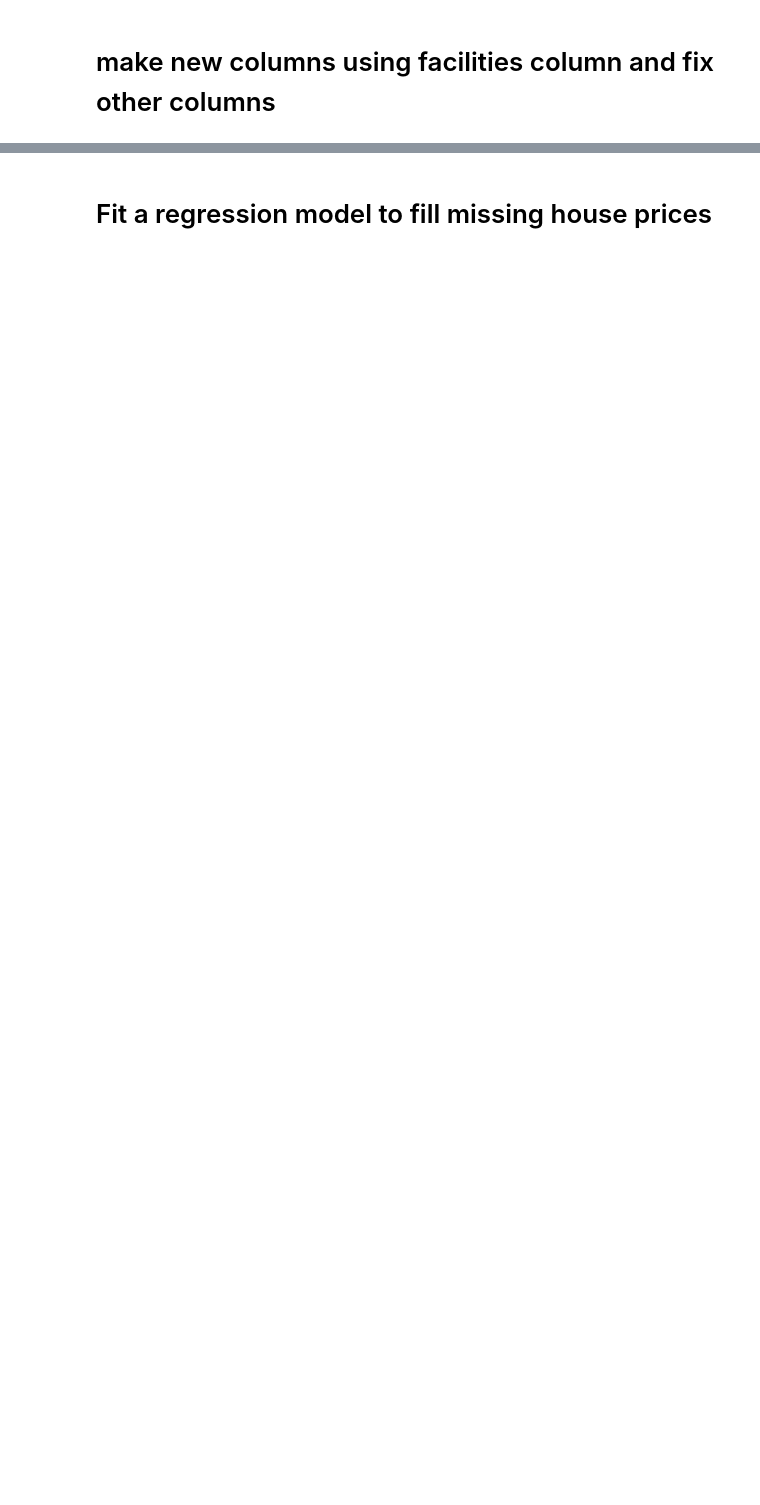
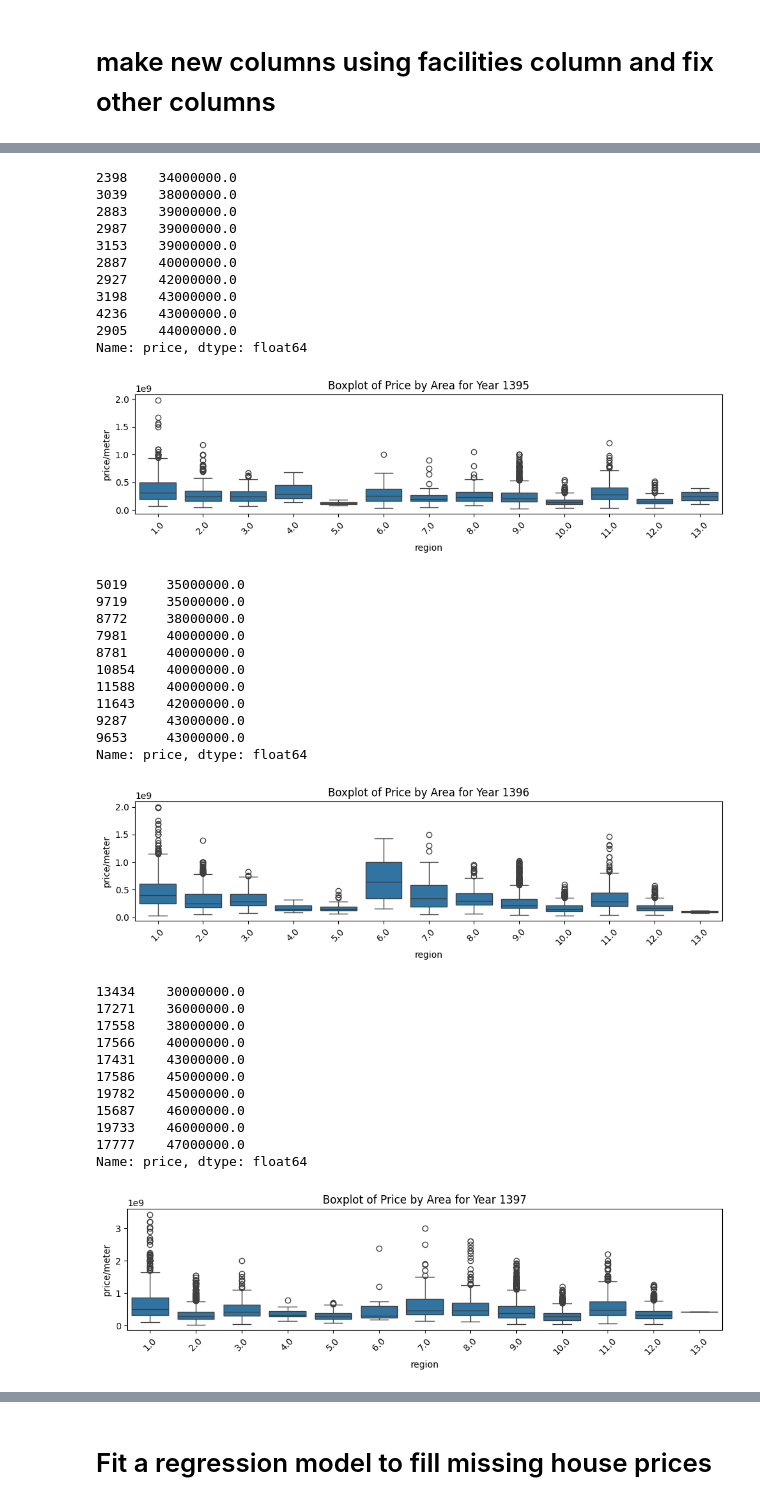
Before and after one commit to mostafamhmdi/bachelor-final-project, a Jupyter notebook: Codes/make-sales-model.ipynb, the cells around one changed output, grey strips where cells are left out. Cells and saved outputs as stored; diff of their text form; code cells hidden in the pictures; blank space fills up the shorter version.

```diff
--- a/Codes/make-sales-model.ipynb
+++ b/Codes/make-sales-model.ipynb
@@ -206,0 +114,74 @@ df.loc[df['price']<100000000,'price'] = np.NAN
+# %%
+if 'year' not in df.columns:
+    def extract_year(date):
+        if pd.isna(date):
+            return None
+        try:
+            return date.split('/')[0]
+        except (IndexError, AttributeError):
+            return None
+    df['year'] = df['date'].apply(extract_year)
+    df['year'] = pd.to_numeric(df['year'], errors='coerce')
+
+years = range(1395, 1404)  # شامل 1403
+
+# حلقه برای رسم باکس‌پلات برای هر سال
+for year in years:
+    # فیلتر کردن داده‌ها برای سال خاص
+    df_year = df[df['year'] == year]
+    print(df_year['price'].nsmallest(10))
+    if not df_year.empty:  # اگر داده‌ای برای سال وجود دارد
+        # تنظیم فیگور
+        plt.figure(figsize=(10, 3))
+
+        # رسم باکس‌پلات
+        sns.boxplot(data=df_year, x='region', y='price')
+
+        # تنظیم عنوان و برچسب‌ها
+        plt.title(f'Boxplot of Price by Area for Year {year}')
+        plt.xlabel('region')
+        plt.ylabel('price/meter')
+        plt.xticks(rotation=45)  # چرخاندن برچسب‌ها برای خوانایی
+
+        # نمایش فیگور
+        plt.tight_layout()
+        plt.show()
+    else:
+        print(f"هیچ داده‌ای برای سال {year} وجود ندارد.")
+# %% [output]
+2398    34000000.0
+3039    38000000.0
+2883    39000000.0
+2987    39000000.0
+3153    39000000.0
+2887    40000000.0
+2927    42000000.0
+3198    43000000.0
+4236    43000000.0
+2905    44000000.0
+Name: price, dtype: float64
+[figure, added]
+5019     35000000.0
+9719     35000000.0
+8772     38000000.0
+7981     40000000.0
+8781     40000000.0
+10854    40000000.0
+11588    40000000.0
+11643    42000000.0
+9287     43000000.0
+9653     43000000.0
+Name: price, dtype: float64
+[figure, added]
+13434    30000000.0
+17271    36000000.0
+17558    38000000.0
+17566    40000000.0
+17431    43000000.0
+17586    45000000.0
+19782    45000000.0
+15687    46000000.0
+19733    46000000.0
+17777    47000000.0
+Name: price, dtype: float64
+[figure, added]
```
Also changed, not shown: parts of 40 cells of this notebook, 1 other file.
